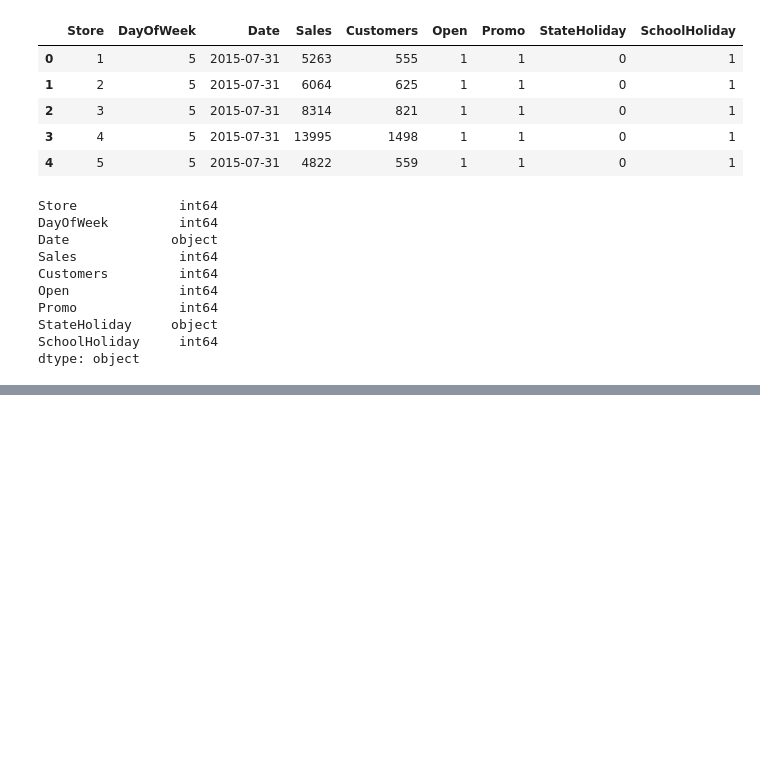
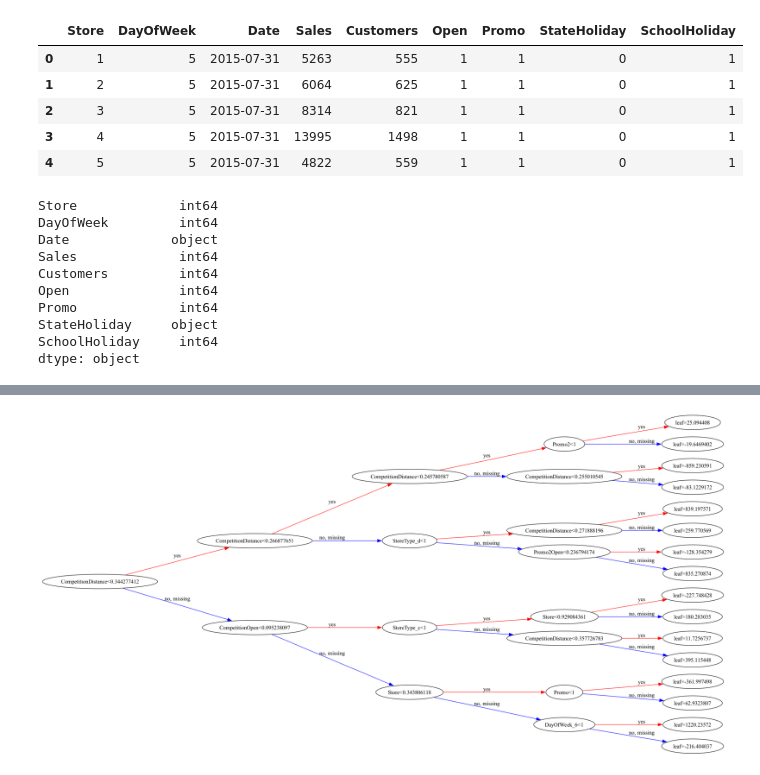
Before and after one commit to vaniarya/Machine_Learning, a Jupyter notebook: XG_Boost/Gradient_Boost.ipynb, the cells around one changed output, grey strips where cells are left out. Saved outputs shown, nothing was run; the diff lists cells and outputs as text; code cells hidden in the pictures; blank space fills up the shorter version.

```diff
--- a/XG_Boost/Gradient_Boost.ipynb
+++ b/XG_Boost/Gradient_Boost.ipynb
@@ -29,0 +246,5 @@ dtype: object
+# %%
+plot_tree(model, rankdir='LR', tree_idx=19);
+plt.show()
+# %% [output]
+[figure, added]
```
Also changed, not shown: parts of 39 cells of this notebook, 1 other file.
